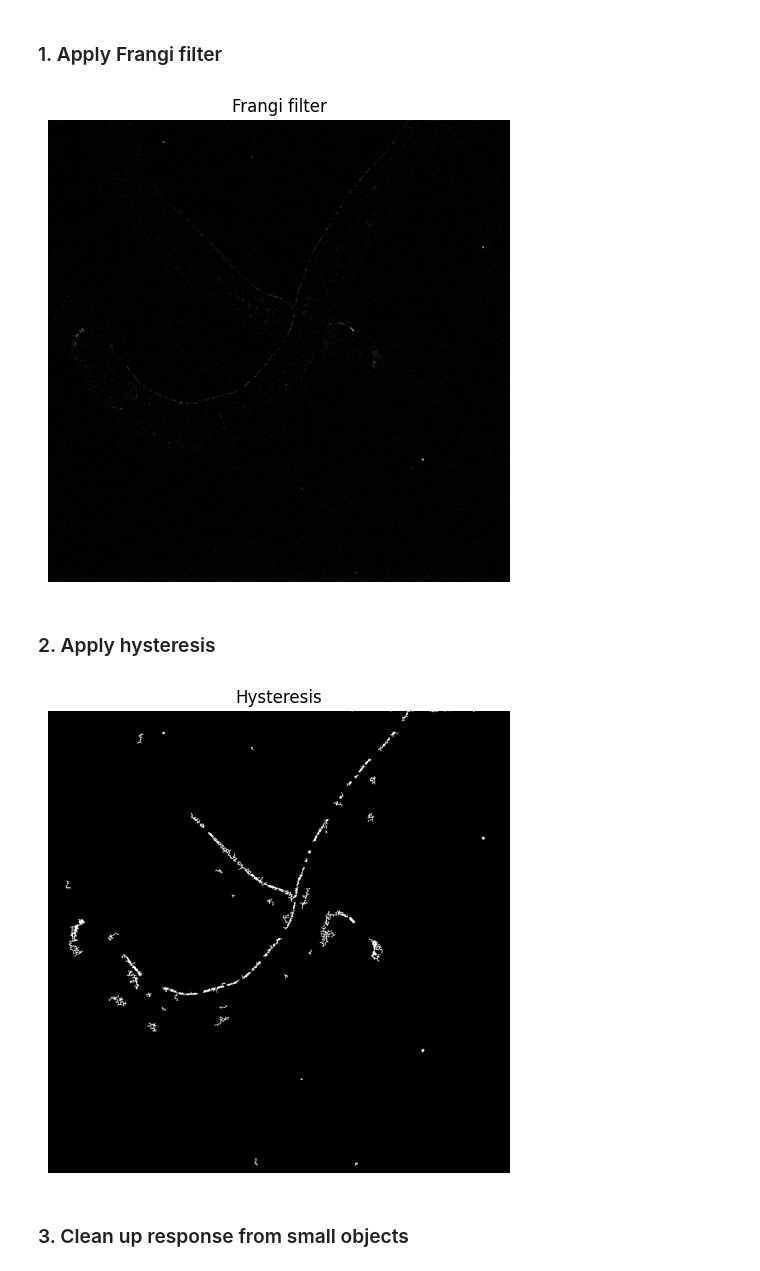
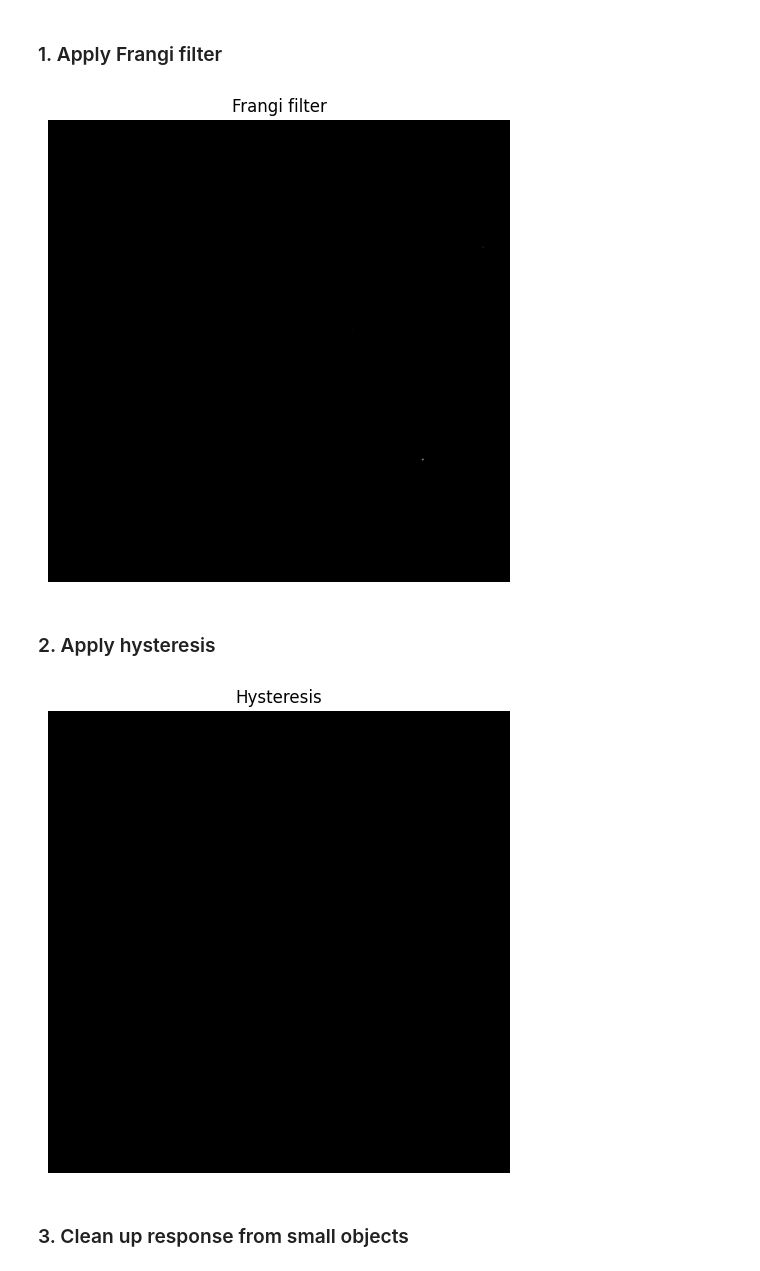
Before and after one commit to arthurskowronek/WormAnalysis, a Jupyter notebook: notebooks/show_worm_analysis.ipynb, the cells around one changed output. Saved outputs shown, nothing was run; the diff lists cells and outputs as text; code cells hidden in the pictures.

```diff
--- a/notebooks/show_worm_analysis.ipynb
+++ b/notebooks/show_worm_analysis.ipynb
@@ -69,22 +70,22 @@ False
 # %%
 # valeurs par défaut : 0.5 ; 0.5 ; 70
 # changer le beta en 0.8 a l'air pas mal
 frangi_response = ski.filters.frangi(
     img,
     black_ridges=False,
     sigmas=range(1, 3, 1),
     alpha=0.8,
     beta=0.5,
-    gamma=10
+    gamma=70
 )
 
 plt.figure(figsize=(8, 6))
 plt.imshow(frangi_response, cmap='gray')
 plt.title('Frangi filter')
 plt.axis('off')
 plt.show()
 # %% [output]
-[figure, old version]
+[figure, new version]
 # %% [markdown]
 ### 2. Apply hysteresis
 # %%
@@ -96,7 +97,7 @@ plt.title('Hysteresis')
 plt.axis('off')
 plt.show()
 # %% [output]
-[figure, old version]
+[figure, new version]
 # %% [markdown]
 ### 3. Clean up response from small objects
 # %%
```
Also changed, not shown: parts of 7 cells of this notebook, 12 other files.
